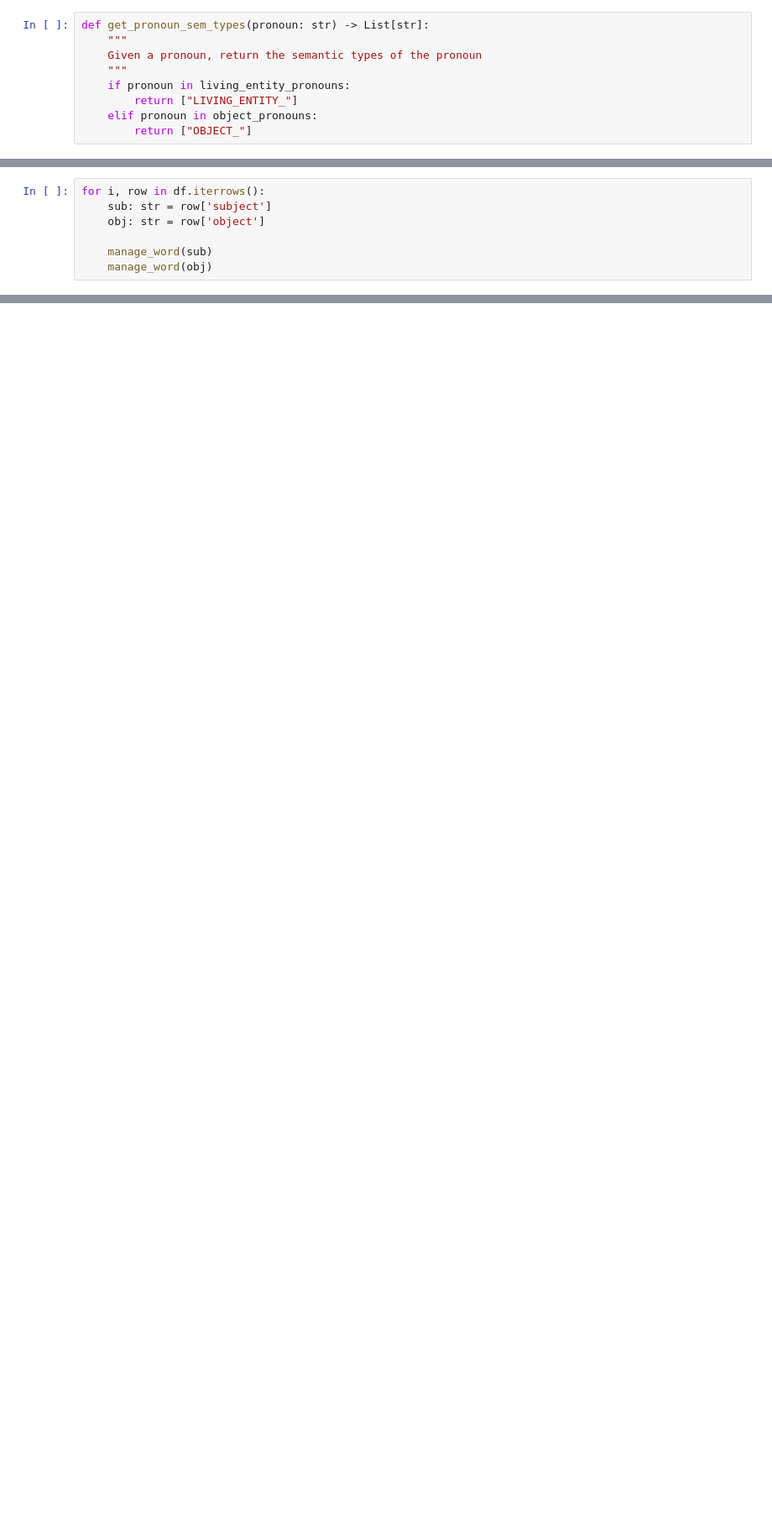
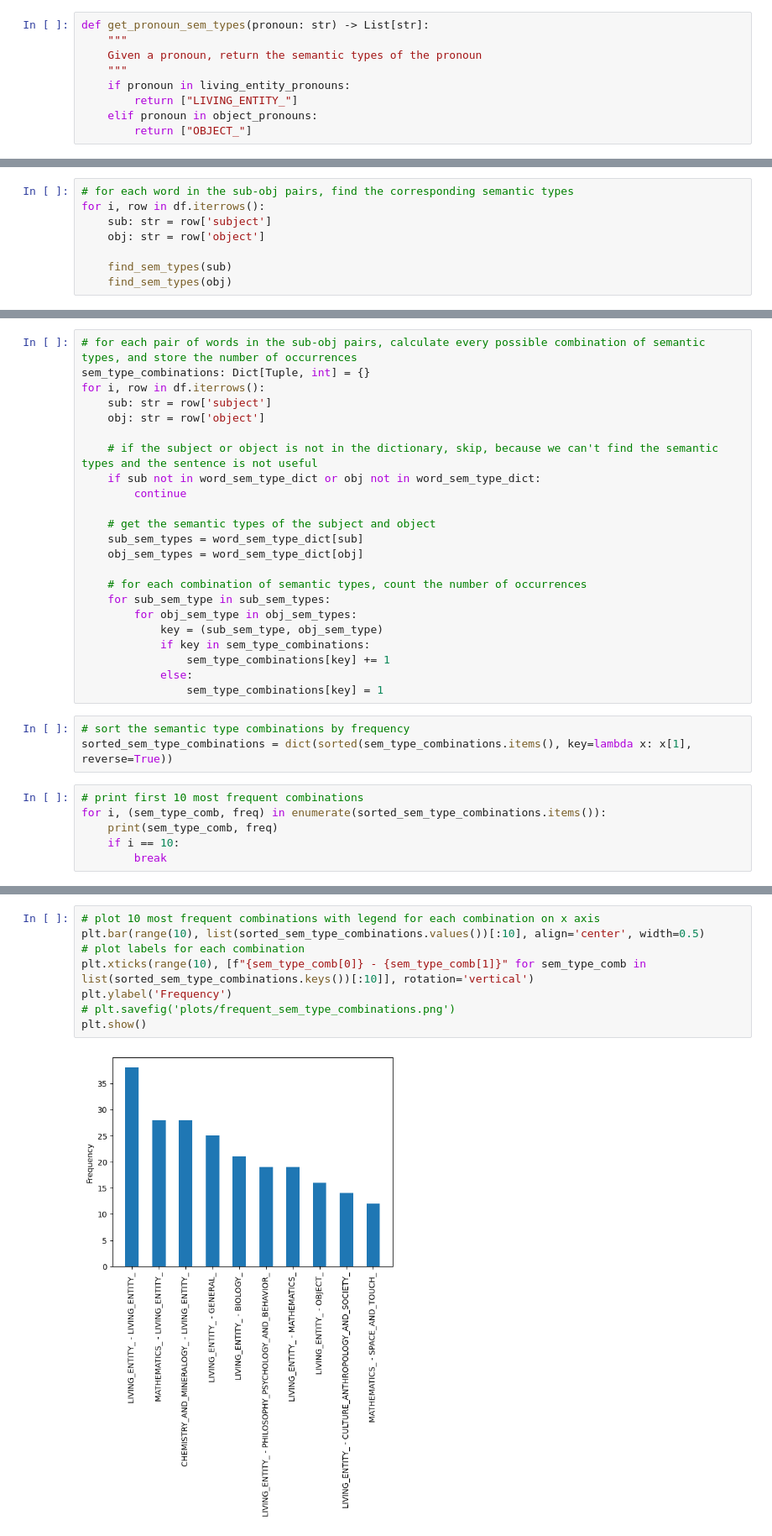
Before and after one commit to N-essuno/hanks_valence, a Jupyter notebook: hanks_valence.ipynb, the cells around one changed output, grey strips where cells are left out. Shown at 84% size. Cells and saved outputs as stored; diff of their text form; blank space fills up the shorter version.

Commit message:
Added computation of semantic types combinations with frequencies, plotted most frequent ones. Refactor, added comments

```diff
--- a/hanks_valence.ipynb
+++ b/hanks_valence.ipynb
@@ -209,12 +207,13 @@ def manage_word(word: str):
         else:
             unkonwn_words.add(word)
 # %%
+# for each word in the sub-obj pairs, find the corresponding semantic types
 for i, row in df.iterrows():
     sub: str = row['subject']
     obj: str = row['object']
 
-    manage_word(sub)
-    manage_word(obj)
+    find_sem_types(sub)
+    find_sem_types(obj)
 # %%
 # print unknown words
 print(unkonwn_words)
@@ -244,0 +248,32 @@ drama ['EMOTIONS_', 'MEDIA_']
+# %%
+# for each pair of words in the sub-obj pairs, calculate every possible combination of semantic types, and store the number of occurrences
+sem_type_combinations: Dict[Tuple, int] = {}
+for i, row in df.iterrows():
+    sub: str = row['subject']
+    obj: str = row['object']
+
+    # if the subject or object is not in the dictionary, skip, because we can't find the semantic types and the sentence is not useful
+    if sub not in word_sem_type_dict or obj not in word_sem_type_dict:
+        continue
+
+    # get the semantic types of the subject and object
+    sub_sem_types = word_sem_type_dict[sub]
+    obj_sem_types = word_sem_type_dict[obj]
+
+    # for each combination of semantic types, count the number of occurrences
+    for sub_sem_type in sub_sem_types:
+        for obj_sem_type in obj_sem_types:
+            key = (sub_sem_type, obj_sem_type)
+            if key in sem_type_combinations:
+                sem_type_combinations[key] += 1
+            else:
+                sem_type_combinations[key] = 1
+# %%
+# sort the semantic type combinations by frequency
+sorted_sem_type_combinations = dict(sorted(sem_type_combinations.items(), key=lambda x: x[1], reverse=True))
+# %%
+# print first 10 most frequent combinations
+for i, (sem_type_comb, freq) in enumerate(sorted_sem_type_combinations.items()):
+    print(sem_type_comb, freq)
+    if i == 10:
+        break
@@ -244,0 +294,10 @@ drama ['EMOTIONS_', 'MEDIA_']
+# %%
+# plot 10 most frequent combinations with legend for each combination on x axis
+plt.bar(range(10), list(sorted_sem_type_combinations.values())[:10], align='center', width=0.5)
+# plot labels for each combination
+plt.xticks(range(10), [f"{sem_type_comb[0]} - {sem_type_comb[1]}" for sem_type_comb in list(sorted_sem_type_combinations.keys())[:10]], rotation='vertical')
+plt.ylabel('Frequency')
+# plt.savefig('plots/frequent_sem_type_combinations.png')
+plt.show()
+# %% [output]
+[figure, added]
```
Also changed, not shown: parts of 20 cells of this notebook.
